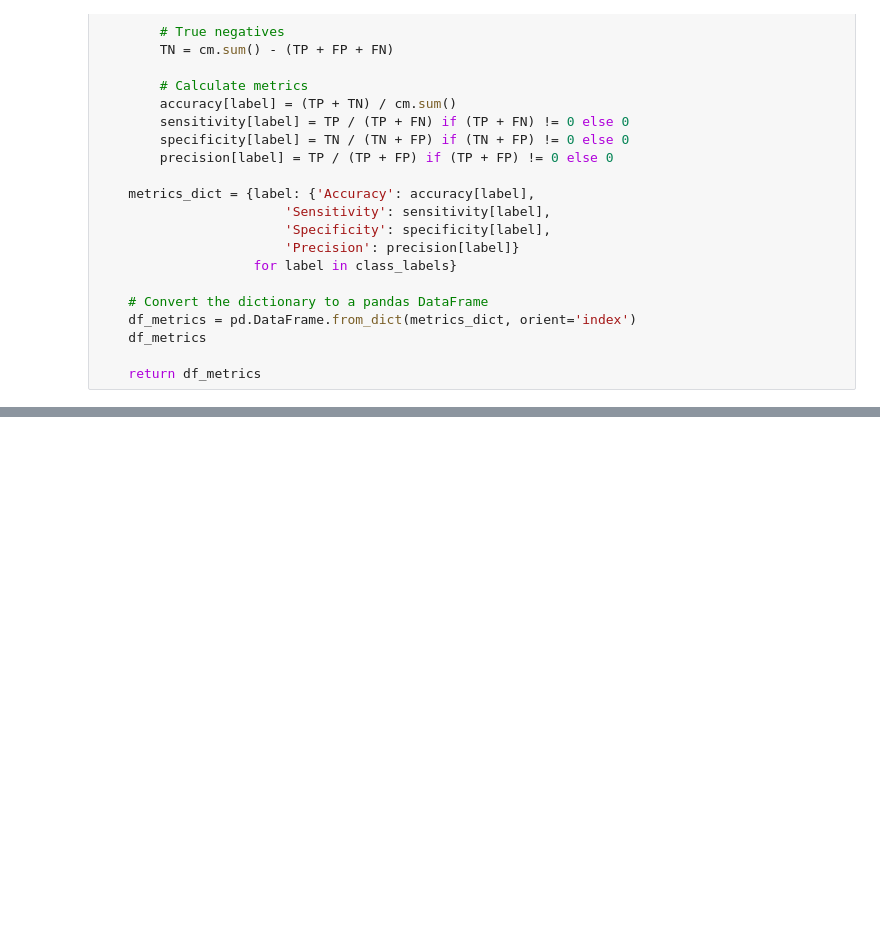
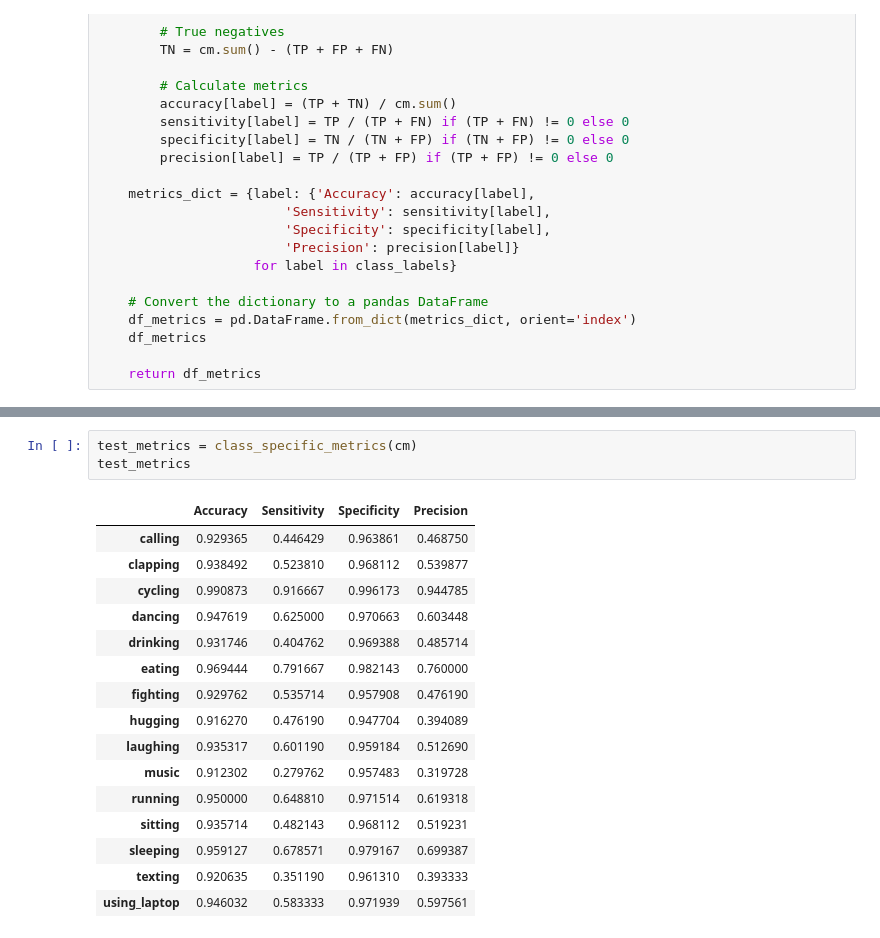
Before and after one commit to Vatsal-Sharma2003/HUMAN-POSE-ESTIMATION-USING-MACHINE-LEARNING, a Jupyter notebook: XGBoost.ipynb, the cells around one changed output, grey strips where cells are left out. Drawn from its saved outputs; the diff is of its cells as text; blank space fills up the shorter version.

```diff
--- a/XGBoost.ipynb
+++ b/XGBoost.ipynb
@@ -326,0 +371,20 @@ val_metrics
+# %%
+test_metrics = class_specific_metrics(cm)
+test_metrics
+# %% [output]
+|  | Accuracy | Sensitivity | Specificity | Precision |
+| calling | 0.929365 | 0.446429 | 0.963861 | 0.468750 |
+| clapping | 0.938492 | 0.523810 | 0.968112 | 0.539877 |
+| cycling | 0.990873 | 0.916667 | 0.996173 | 0.944785 |
+| dancing | 0.947619 | 0.625000 | 0.970663 | 0.603448 |
+| drinking | 0.931746 | 0.404762 | 0.969388 | 0.485714 |
+| eating | 0.969444 | 0.791667 | 0.982143 | 0.760000 |
+| fighting | 0.929762 | 0.535714 | 0.957908 | 0.476190 |
+| hugging | 0.916270 | 0.476190 | 0.947704 | 0.394089 |
+| laughing | 0.935317 | 0.601190 | 0.959184 | 0.512690 |
+| music | 0.912302 | 0.279762 | 0.957483 | 0.319728 |
+| running | 0.950000 | 0.648810 | 0.971514 | 0.619318 |
+| sitting | 0.935714 | 0.482143 | 0.968112 | 0.519231 |
+| sleeping | 0.959127 | 0.678571 | 0.979167 | 0.699387 |
+| texting | 0.920635 | 0.351190 | 0.961310 | 0.393333 |
+| using_laptop | 0.946032 | 0.583333 | 0.971939 | 0.597561 |
```
Also changed, not shown: parts of 17 cells of this notebook, 1 other file.
